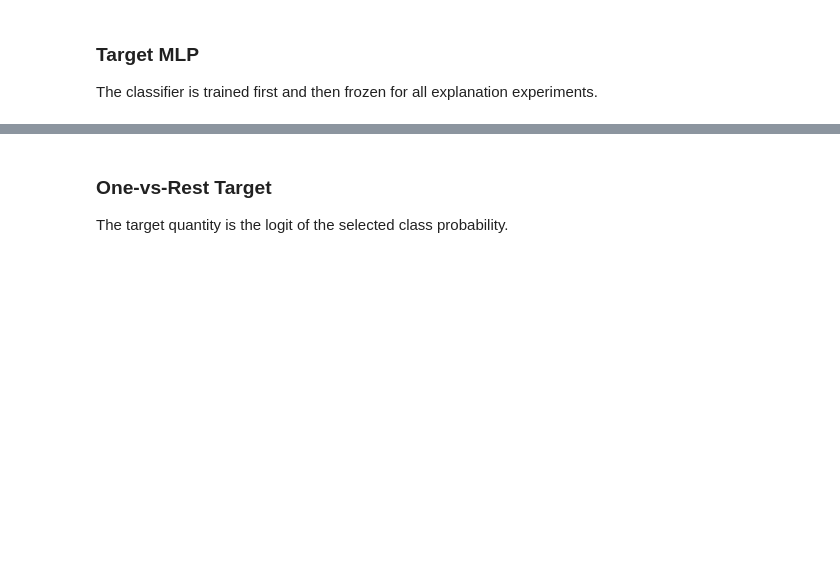
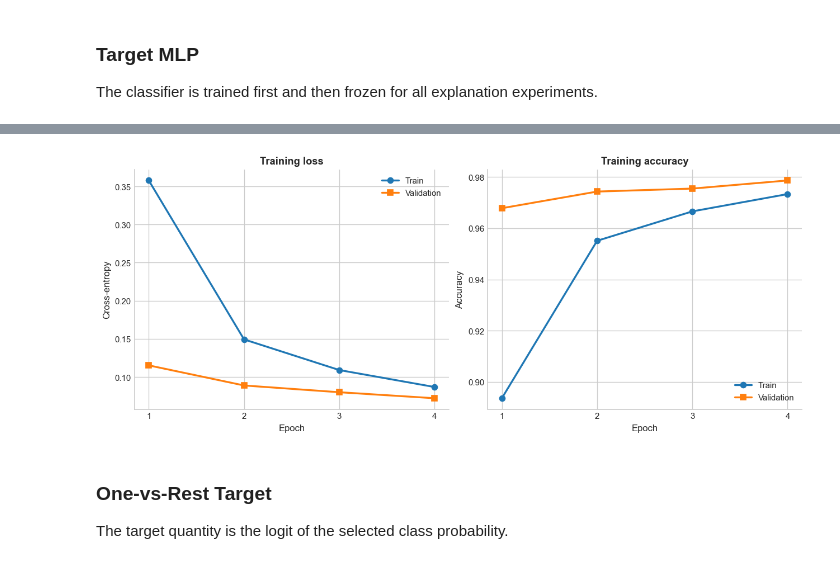
Before and after one commit to Vehils-Vinals/DL_DMM_MEM, a Jupyter notebook: mnist_dmm_men_colab.ipynb, the cells around one changed output, grey strips where cells are left out. Cells and saved outputs as stored; diff of their text form; code cells hidden in the pictures; blank space fills up the shorter version.

```diff
--- a/mnist_dmm_men_colab.ipynb
+++ b/mnist_dmm_men_colab.ipynb
@@ -118,22 +138,23 @@ target_model, history = train_target_mlp(x_train, y_train, config=MLP_CONFIG, ve
 test_metrics = target_model.evaluate(x_test, y_test)
 
 epochs = np.arange(1, len(history["loss"]) + 1)
-fig, axes = plt.subplots(1, 2, figsize=(14, 5))
+fig, axes = plt.subplots(1, 2, figsize=(10.5, 4.2), constrained_layout=True)
 
-axes[0].plot(epochs, history["loss"], marker="o", linewidth=2, label="Training")
-axes[0].plot(epochs, history["val_loss"], marker="s", linewidth=2, label="Validation")
-axes[0].set_title("Cross-entropy during MLP training", fontsize=13)
+axes[0].plot(epochs, history["loss"], marker="o", linewidth=2)
+axes[0].plot(epochs, history["val_loss"], marker="s", linewidth=2)
+axes[0].set_title("Training loss")
 axes[0].set_xlabel("Epoch")
 axes[0].set_ylabel("Cross-entropy")
-axes[0].legend()
+axes[0].set_xticks(epochs)
+axes[0].legend(["Train", "Validation"], frameon=False)
 
-axes[1].plot(epochs, history["accuracy"], marker="o", linewidth=2, label="Training")
-axes[1].plot(epochs, history["val_accuracy"], marker="s", linewidth=2, label="Validation")
-axes[1].set_title("Accuracy during MLP training", fontsize=13)
+axes[1].plot(epochs, history["accuracy"], marker="o", linewidth=2)
+axes[1].plot(epochs, history["val_accuracy"], marker="s", linewidth=2)
+axes[1].set_title("Training accuracy")
 axes[1].set_xlabel("Epoch")
 axes[1].set_ylabel("Accuracy")
-axes[1].legend()
+axes[1].set_xticks(epochs)
+axes[1].legend(["Train", "Validation"], frameon=False)
 
-fig.suptitle("Target classifier diagnostics", fontsize=16, y=1.03)
-plt.tight_layout()
 plt.show()
+# %% [output]
@@ -140,3 +169,4 @@ plt.show()
+[figure, added]
 # %% [markdown]
 ### One-vs-Rest Target
 
```
Also changed, not shown: parts of 17 cells of this notebook, 6 other files.
